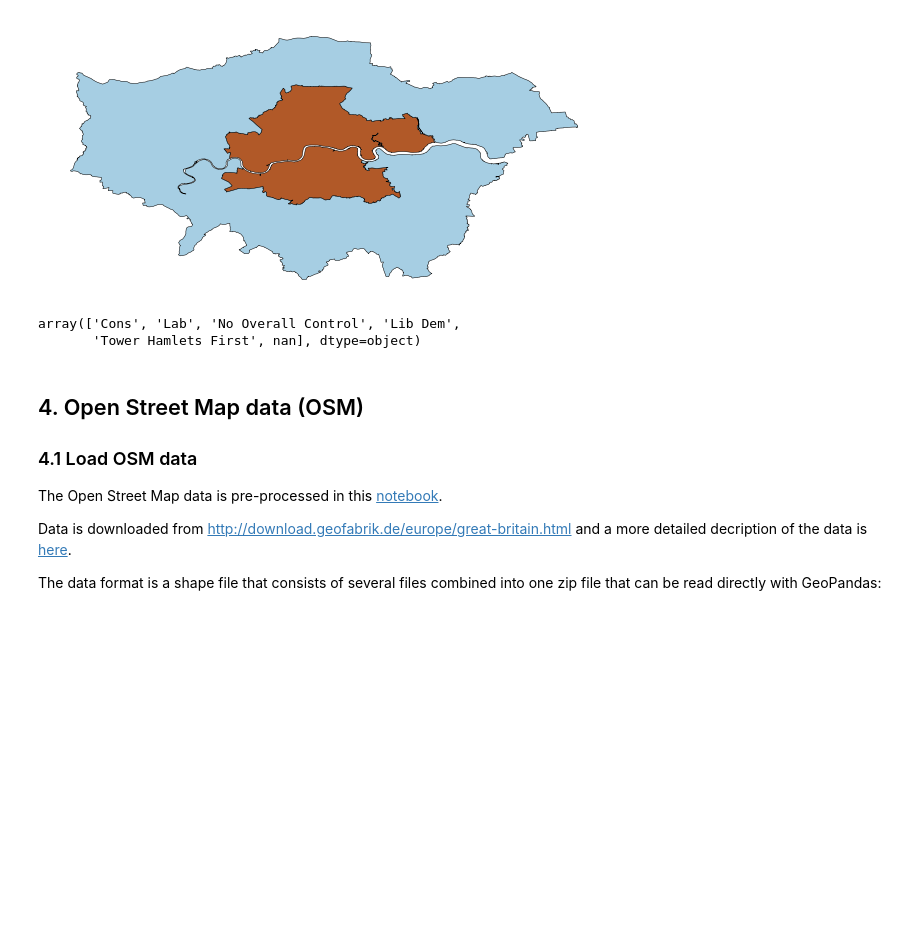
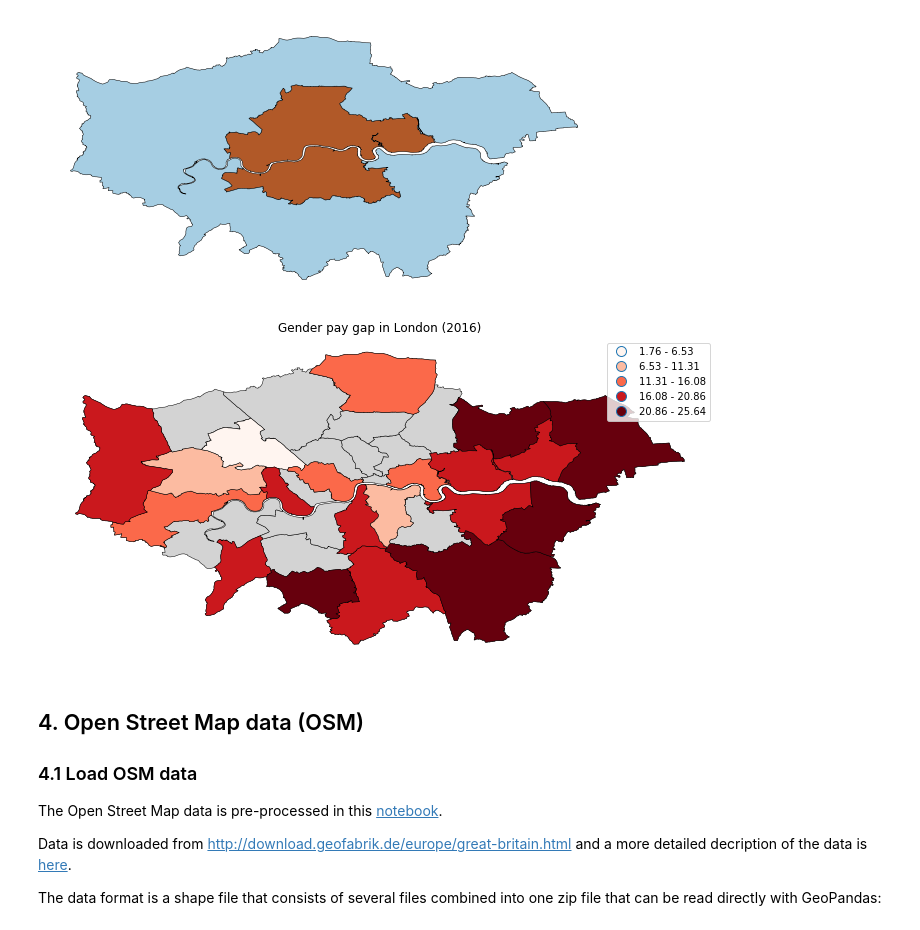
Before and after one commit to monocilindro/foss4g-geopandas, a Jupyter notebook: notebooks/2-geopandas-workshop.ipynb, the cells around one changed output. Cells and saved outputs as stored; diff of their text form; code cells hidden in the pictures; blank space fills up the shorter version.

```diff
--- a/notebooks/2-geopandas-workshop.ipynb
+++ b/notebooks/2-geopandas-workshop.ipynb
@@ -417,8 +418,3 @@ boroughs2.plot(column='id', cmap='Paired', linewidth=0.5, edgecolor='black', leg
 ax.axis('off');
 # %% [output]
 [figure]
-# %%
-boroughs['Political_control_in_council'].unique()
-# %% [output]
-array(['Cons', 'Lab', 'No Overall Control', 'Lib Dem',
-       'Tower Hamlets First', nan], dtype=object)
@@ -425,6 +423,16 @@ array(['Cons', 'Lab', 'No Overall Control', 'Lib Dem',
 # %%
-# %load https://raw.githubusercontent.com/IBMDeveloperUK/foss4g_geopandas/master/answers/geo_answer2.py
-[fig, ax] = plt.subplots(1, figsize=(10, 6))
-boroughs.plot(column='Political_control_in_council', cmap='bwr', linewidth=0.5, edgecolor='black', legend=False, ax=ax);
+# %load https://raw.githubusercontent.com/IBMDeveloperUK/foss4g-geopandas/master/answers/geo_answer2.py
+boroughs['paygap'] = \
+    ((boroughs['Gross_Annual_Pay_-_Male_(2016)'] - boroughs['Gross_Annual_Pay_-_Female_(2016)'])/ \
+    boroughs['Gross_Annual_Pay_-_Male_(2016)']) * 100
+
+[fig,ax] = plt.subplots(1, figsize=(12, 8))
+
+boroughs.plot(ax=ax, color="lightgrey", edgecolor='black', linewidth=0.5)
+
+boroughs.dropna().plot(column='paygap', cmap='Reds', edgecolor='black', linewidth=0.5,
+               legend=True, ax=ax, scheme='equal_interval');
 ax.axis('off');
-#ax.set_title('Number of households', fontdict={'fontsize': '20', 'fontweight' : '3'});
+ax.set_title('Gender pay gap in London (2016)');
+# %% [output]
+[figure, added]
```
Also changed, not shown: parts of 25 cells of this notebook, 4 other files.
